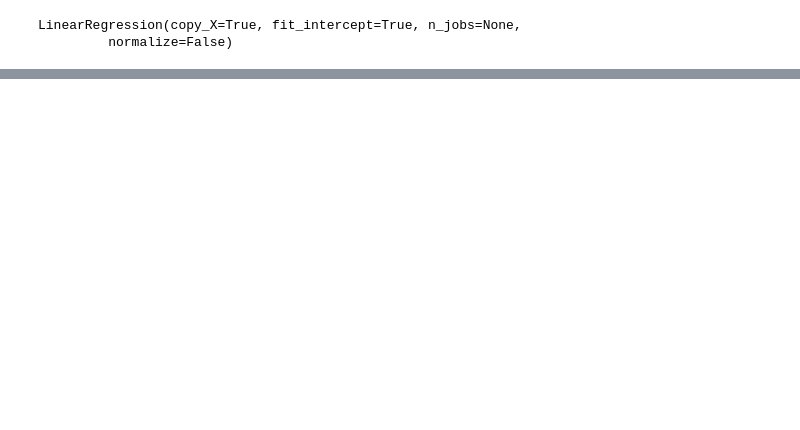
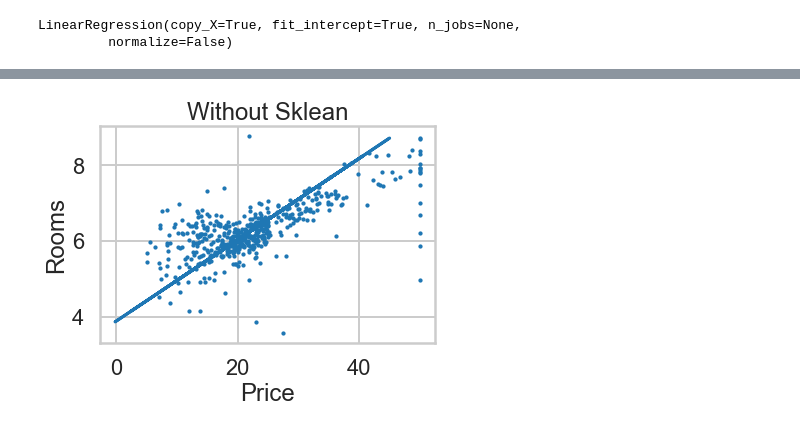
Before and after one commit to LakshayKhosla/MachineLearning, a Jupyter notebook: Learning Custom Algorithm.ipynb, the cells around one changed output, grey strips where cells are left out. Saved outputs shown, nothing was run; the diff lists cells and outputs as text; code cells hidden in the pictures; blank space fills up the shorter version.

```diff
--- a/Learning Custom Algorithm.ipynb
+++ b/Learning Custom Algorithm.ipynb
@@ -74,0 +100,16 @@ plt.show()
+# %%
+epochs = 50000 # number of iterations over dataset
+epoch = 0
+lr = 0.01 # learning rate
+# %%
+# Fit Function
+while(epoch < epochs):
+    y = Qo*(Xo.T) + Q1*(X_Train.T) # Hypothesis
+    err = y - Y_Train.T
+    # print(err) # You can check the error while computing
+    mse = np.sum(err**2)/(2*Y_Train.shape[1])
+    # print(mse) # Mean Square error
+    Qo = Qo - lr*np.sum(err.T*(Xo)) / Y_Train.T.shape[1] # Gradient Descent - Fitting parameters
+    Q1 = Q1 - lr*np.sum(err.T*(X_Train)) / Y_Train.T.shape[1] # Gradient Descent - Fitting Parameters
+    epoch +=1
+    # print(epoch)
@@ -74,0 +134,14 @@ plt.show()
+# %%
+X_Test = np.array(X_Test).reshape(-1, 1) # reshaping
+# %%
+# Predict Function
+Y_Pred_Test = Qo*Xi.T + Q1*X_Test.T # Predicting - Similar to Predict Function
+# %%
+plt.scatter(df_bos_price, df_bos.RM, s = 5)
+plt.plot(Y_Pred_Test.T, X_Test)
+plt.xlabel("Price")
+plt.ylabel("Rooms")
+plt.title("Without Sklean")
+plt.show()
+# %% [output]
+[figure, added]
```
Also changed, not shown: parts of 11 cells of this notebook.
